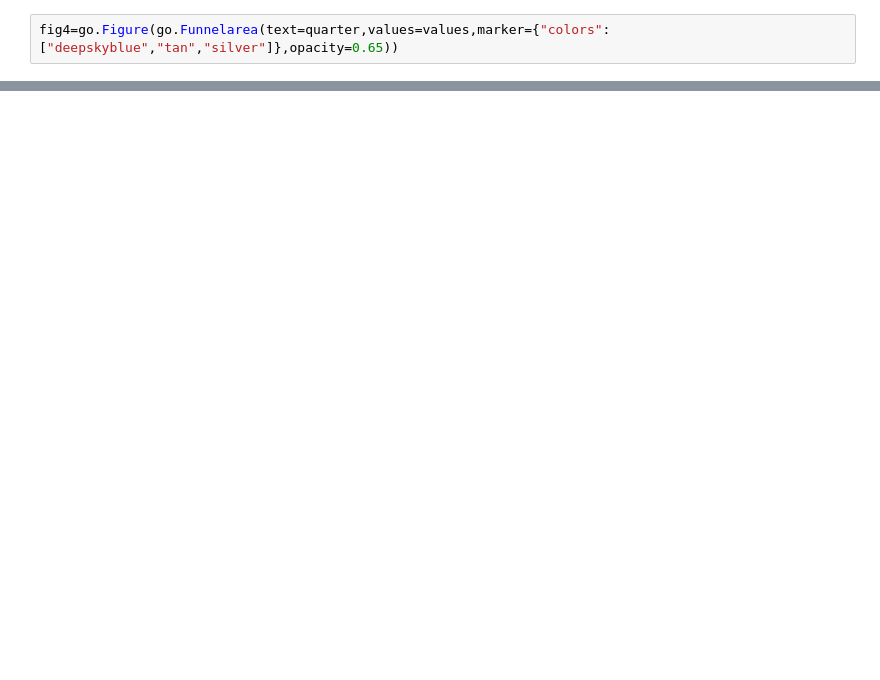
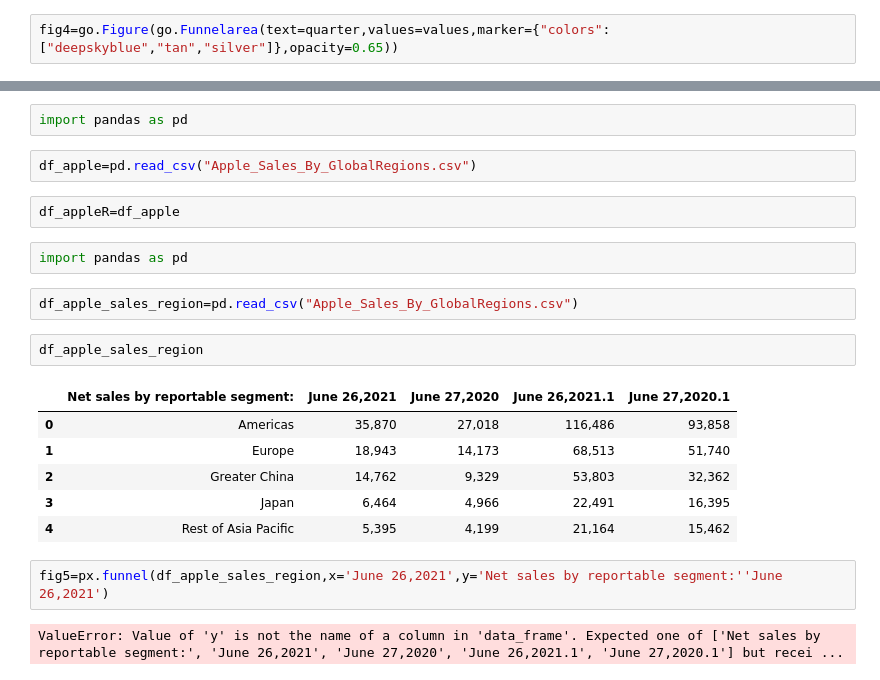
Before and after one commit to rick200213/GraphPro, a Jupyter notebook: C__Users_KIIT_PycharmProjects_GraphPro.ipynb, the cells around one changed output, grey strips where cells are left out. Cells and saved outputs as stored; diff of their text form; blank space fills up the shorter version.

```diff
--- a/C__Users_KIIT_PycharmProjects_GraphPro.ipynb
+++ b/C__Users_KIIT_PycharmProjects_GraphPro.ipynb
@@ -96,3 +97,26 @@ fig4=go.Figure(go.Funnelarea(text=quarter,values=values,marker={"colors":["deeps
 fig4.show()
 # %% [output]
 [interactive output not drawn]
+# %%
+import pandas as pd
+# %%
+df_apple=pd.read_csv("Apple_Sales_By_GlobalRegions.csv")
+# %%
+df_appleR=df_apple
+# %%
+import pandas as pd
+# %%
+df_apple_sales_region=pd.read_csv("Apple_Sales_By_GlobalRegions.csv")
+# %%
+df_apple_sales_region
+# %% [output]
+|  | Net sales by reportable segment: | June 26,2021 | June 27,2020 | June 26,2021.1 | June 27,2020.1 |
+| 0 | Americas | 35,870 | 27,018 | 116,486 | 93,858 |
+| 1 | Europe | 18,943 | 14,173 | 68,513 | 51,740 |
+| 2 | Greater China | 14,762 | 9,329 | 53,803 | 32,362 |
+| 3 | Japan | 6,464 | 4,966 | 22,491 | 16,395 |
+| 4 | Rest of Asia Pacific | 5,395 | 4,199 | 21,164 | 15,462 |
+# %%
+fig5=px.funnel(df_apple_sales_region,x='June 26,2021',y='Net sales by reportable segment:''June 26,2021')
+# %% [output]
+ValueError: Value of 'y' is not the name of a column in 'data_frame'. Expected one of ['Net sales by reportable segment:', 'June 26,2021', 'June 27,2020', 'June 26,2021.1', 'June 27,2020.1'] but recei ...
```
Also changed, not shown: parts of 8 cells of this notebook, 7 other files.
